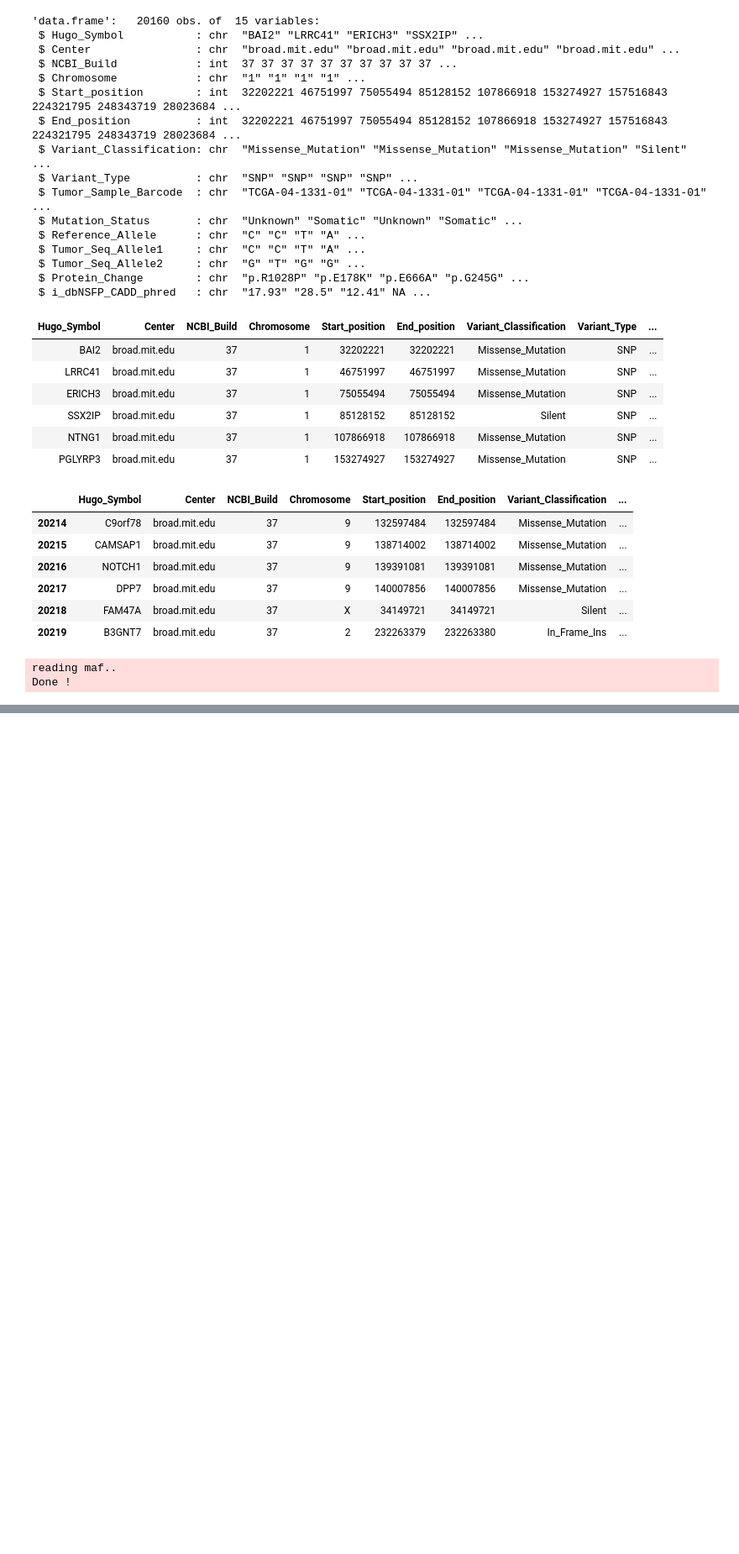
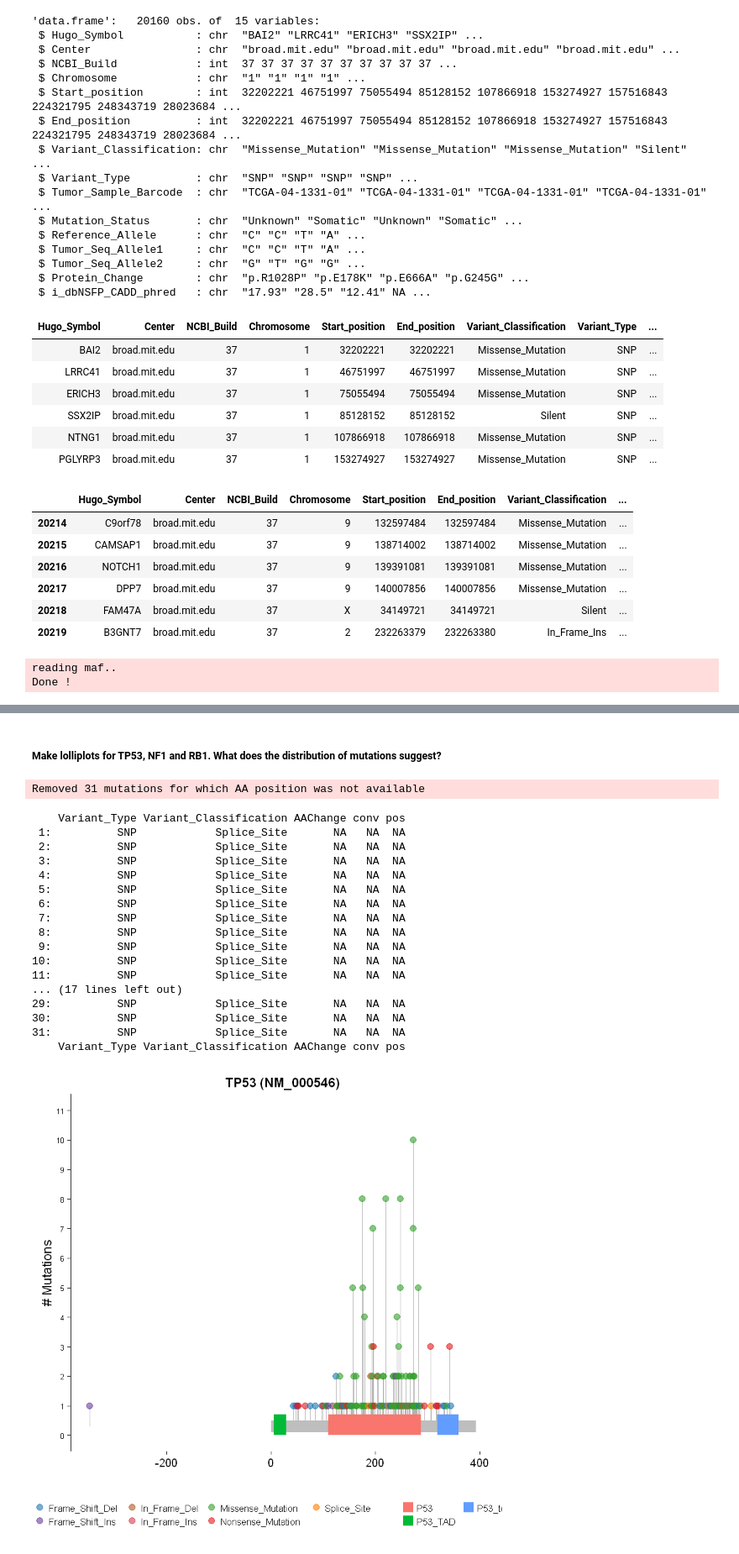
Before and after one commit to AwelEshetu/Intro_To_BioInfo, a Jupyter notebook: Awel_Eshetu_Fentaw_exercise1.ipynb, the cells around one changed output, grey strips where cells are left out. Shown: that part at 84% size. Cells and saved outputs as stored; diff of their text form; code cells hidden in the pictures; blank space fills up the shorter version.

```diff
--- a/Awel_Eshetu_Fentaw_exercise1.ipynb
+++ b/Awel_Eshetu_Fentaw_exercise1.ipynb
@@ -89,0 +107,24 @@ Done !
+# %% [markdown]
+##### Make lolliplots for TP53, NF1 and RB1. What does the distribution of mutations suggest?
+# %%
+plots_TP53 <- lollipopPlot(maf = maf, gene = 'TP53', AACol = "Protein_Change", refSeqID = "NM_000546")
+# %% [output]
+Removed 31 mutations for which AA position was not available
+    Variant_Type Variant_Classification AAChange conv pos
+ 1:          SNP            Splice_Site       NA   NA  NA
+ 2:          SNP            Splice_Site       NA   NA  NA
+ 3:          SNP            Splice_Site       NA   NA  NA
+ 4:          SNP            Splice_Site       NA   NA  NA
+ 5:          SNP            Splice_Site       NA   NA  NA
+ 6:          SNP            Splice_Site       NA   NA  NA
+ 7:          SNP            Splice_Site       NA   NA  NA
+ 8:          SNP            Splice_Site       NA   NA  NA
+ 9:          SNP            Splice_Site       NA   NA  NA
+10:          SNP            Splice_Site       NA   NA  NA
+11:          SNP            Splice_Site       NA   NA  NA
+... (17 lines left out)
+29:          SNP            Splice_Site       NA   NA  NA
+30:          SNP            Splice_Site       NA   NA  NA
+31:          SNP            Splice_Site       NA   NA  NA
+    Variant_Type Variant_Classification AAChange conv pos
+[figure, added]
```
Also changed, not shown: parts of 16 cells of this notebook.
